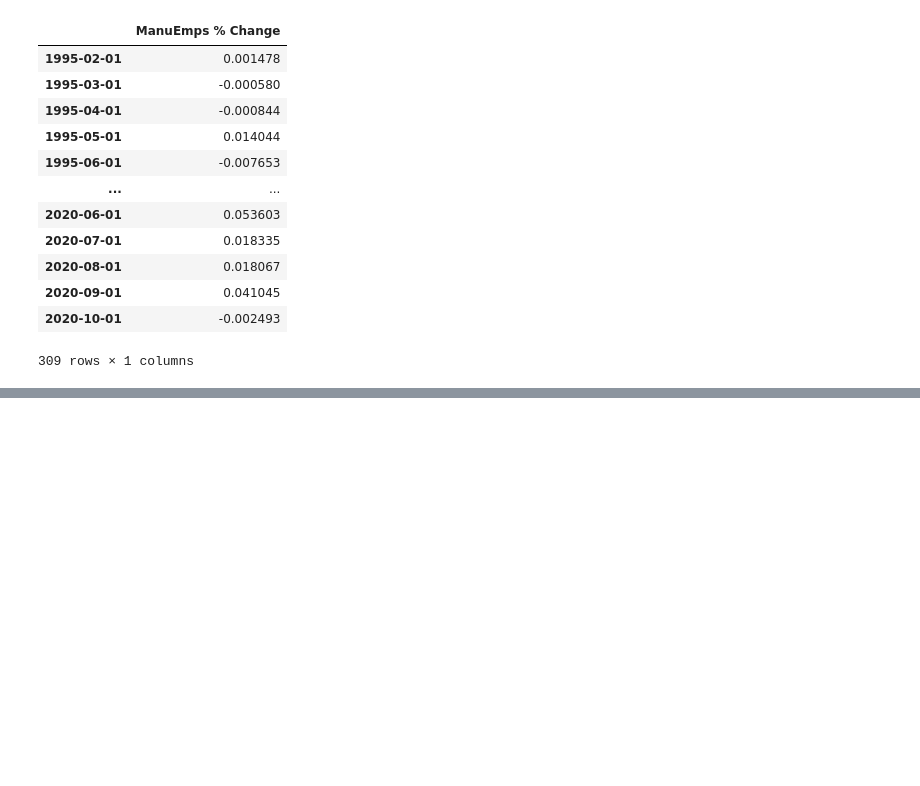
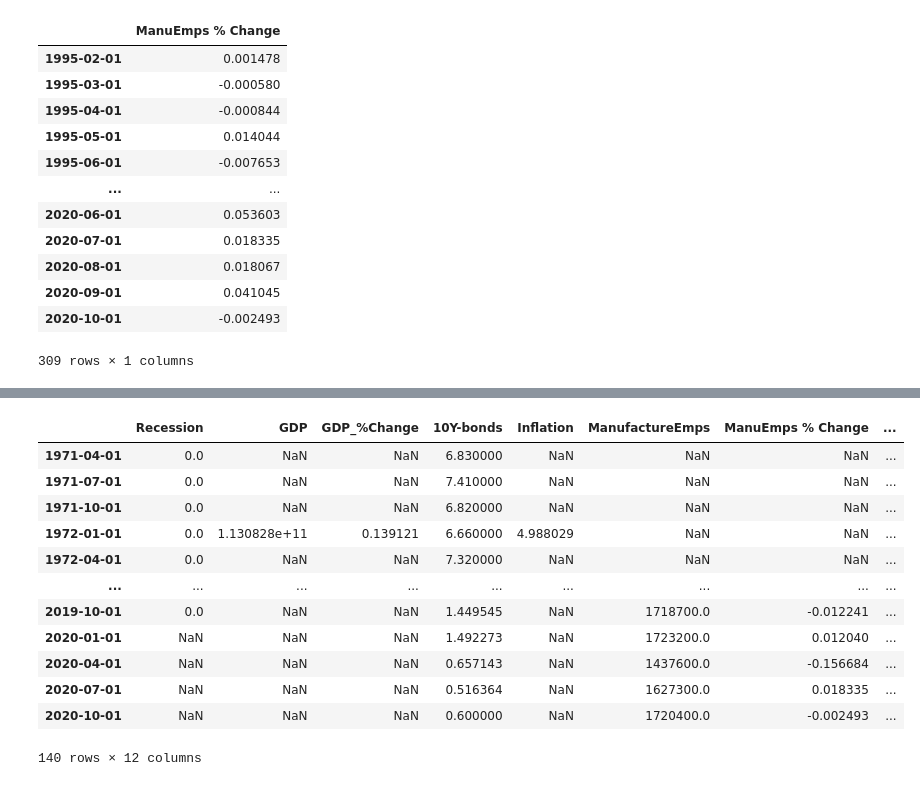
Before and after one commit to AvaneeshKolluri/MacroPredictionsProject, a Jupyter notebook: CanadaData.ipynb, the cells around one changed output, grey strips where cells are left out. Drawn from its saved outputs; the diff is of its cells as text; code cells hidden in the pictures; blank space fills up the shorter version.

```diff
--- a/CanadaData.ipynb
+++ b/CanadaData.ipynb
@@ -220,0 +271,19 @@ canada_employees_chg
+# %%
+inner = [df_merged, unemp, unemp_pct, nascom_pct]
+df_merged = reduce(lambda  left,right: pd.merge(left,right,left_index=True,right_index=True,
+                                                how='inner'), inner)
+df_merged
+# %% [output]
+|  | Recession | GDP | GDP_%Change | 10Y-bonds | Inflation | ManufactureEmps | ManuEmps % Change | ... |
+| 1971-04-01 | 0.0 | NaN | NaN | 6.830000 | NaN | NaN | NaN | ... |
+| 1971-07-01 | 0.0 | NaN | NaN | 7.410000 | NaN | NaN | NaN | ... |
+| 1971-10-01 | 0.0 | NaN | NaN | 6.820000 | NaN | NaN | NaN | ... |
+| 1972-01-01 | 0.0 | 1.130828e+11 | 0.139121 | 6.660000 | 4.988029 | NaN | NaN | ... |
+| 1972-04-01 | 0.0 | NaN | NaN | 7.320000 | NaN | NaN | NaN | ... |
+| ... | ... | ... | ... | ... | ... | ... | ... | ... |
+| 2019-10-01 | 0.0 | NaN | NaN | 1.449545 | NaN | 1718700.0 | -0.012241 | ... |
+| 2020-01-01 | NaN | NaN | NaN | 1.492273 | NaN | 1723200.0 | 0.012040 | ... |
+| 2020-04-01 | NaN | NaN | NaN | 0.657143 | NaN | 1437600.0 | -0.156684 | ... |
+| 2020-07-01 | NaN | NaN | NaN | 0.516364 | NaN | 1627300.0 | 0.018335 | ... |
+| 2020-10-01 | NaN | NaN | NaN | 0.600000 | NaN | 1720400.0 | -0.002493 | ... |
+140 rows × 12 columns
```
Also changed, not shown: parts of 7 cells of this notebook, 1 other file.
